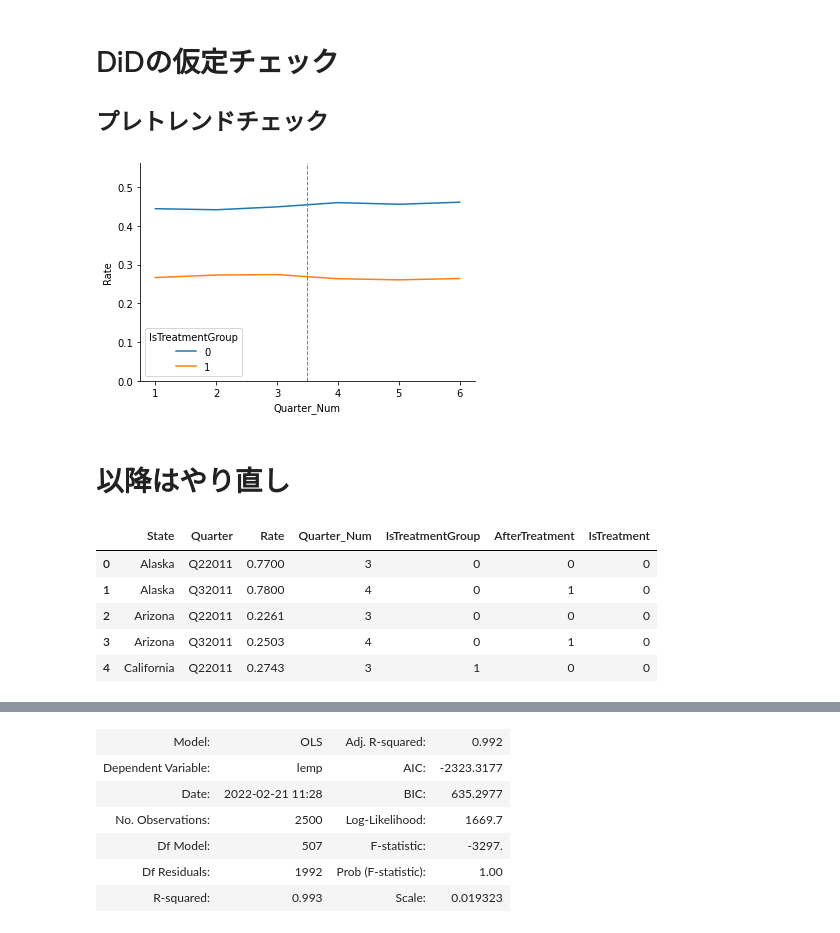
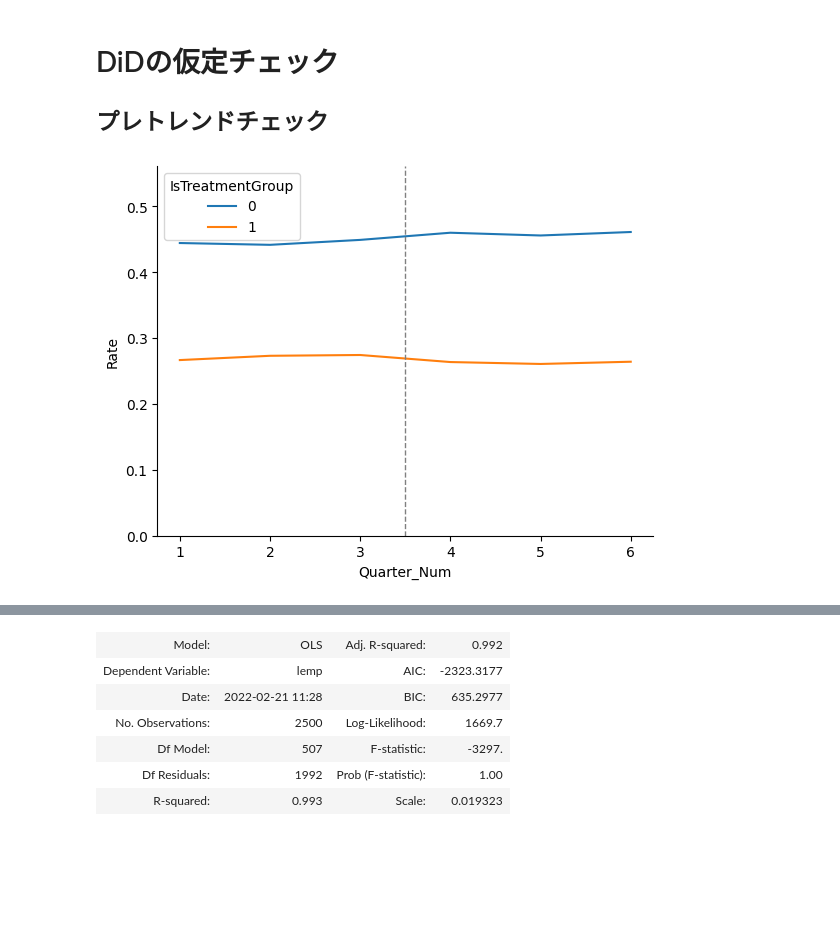
Before and after one commit to HirotakeIto/intro_to_impact_evaluation_with_python, a Jupyter notebook: notebooks/chapter4_did.ipynb, the cells around one changed output, grey strips where cells are left out. Drawn from its saved outputs; the diff is of its cells as text; code cells hidden in the pictures; blank space fills up the shorter version.

```diff
--- a/notebooks/chapter4_did.ipynb
+++ b/notebooks/chapter4_did.ipynb
@@ -5,6 +9,9 @@ import statsmodels.formula.api as smf
 import matplotlib.pyplot as plt
 
 from linearmodels.panel import PanelOLS
+
+URL_ORGAN_SHORT = 'https://raw.githubusercontent.com/HirotakeIto/intro_to_impact_evaluation_with_python/main/data/ch4_organ_donations_short.csv'
+URL_ORGAN_FULL = 'https://raw.githubusercontent.com/HirotakeIto/intro_to_impact_evaluation_with_python/main/data/ch4_organ_donations_full.csv'
 # %% [markdown]
 # DIDの発想に基づく施策効果分析
 # %%
@@ -90,7 +97,7 @@ Parameter Estimates
 ### 二期間DIDとして分析
 # %%
 # データの読み込み
-df_organ_donations_full= pd.read_csv('../data/ch4_organ_donations_full.csv')
+df_organ_donations_full= pd.read_csv(URL_ORGAN_FULL)
 df_organ_donations_full.head(10)
 # %% [output]
 |  | State | Quarter | Rate | Quarter_Num | IsTreatmentGroup | AfterTreatment | IsTreatment |
@@ -146,9 +153,6 @@ result_table_abbv
 | IsTreatment | -0.0216 | 0.007 | -3.038 | 0.005 | -0.036 | -0.007 |
 # %% [markdown]
 ### イベントスタディによる分析
-# %%
-# データの読み込み
-df_organ_donations_full= pd.read_csv('../data/ch4_organ_donations_full.csv')
 # %%
 # 時間に関するダミー変数を作成
 quarter_dummies = pd.get_dummies(df_organ_donations_full['Quarter_Num'], prefix='QuarterNum', drop_first=False)
@@ -249,19 +253,15 @@ plt.show()
 
 ## プレトレンドチェック
 # %%
-# データの読み込み
-df_organ_donations_full= pd.read_csv('../data/ch4_organ_donations_full.csv')
 # 集計
 df_plot = df_organ_donations_full.groupby(['IsTreatmentGroup', 'Quarter_Num'])['Rate'].mean().reset_index()
 # プロット
 fig, ax = plt.subplots()
 sns.lineplot(data=df_plot, x="Quarter_Num", y="Rate", hue='IsTreatmentGroup', ax=ax)
 plt.axvline(3.5, color='grey', linewidth = 1, linestyle='dashed')
 plt.ylim(0, df_plot['Rate'].max() + 0.1)
 ax.spines['top'].set_visible(False)
 ax.spines['right'].set_visible(False)
 plt.show()
 # %% [output]
-[figure, old version]
+[figure, new version]
-# %% [markdown]
-# 以降はやり直し
@@ -282,10 +267,0 @@ from scipy import stats
-# %%
-df_organ_donations_short= pd.read_csv('../data/ch4_organ_donations_short.csv')
-df_organ_donations_short.head()
-# %% [output]
-|  | State | Quarter | Rate | Quarter_Num | IsTreatmentGroup | AfterTreatment | IsTreatment |
-| 0 | Alaska | Q22011 | 0.7700 | 3 | 0 | 0 | 0 |
-| 1 | Alaska | Q32011 | 0.7800 | 4 | 0 | 1 | 0 |
-| 2 | Arizona | Q22011 | 0.2261 | 3 | 0 | 0 | 0 |
-| 3 | Arizona | Q32011 | 0.2503 | 4 | 0 | 1 | 0 |
-| 4 | California | Q22011 | 0.2743 | 3 | 1 | 0 | 0 |
```
Also changed, not shown: parts of 48 cells of this notebook, 7 other files.
